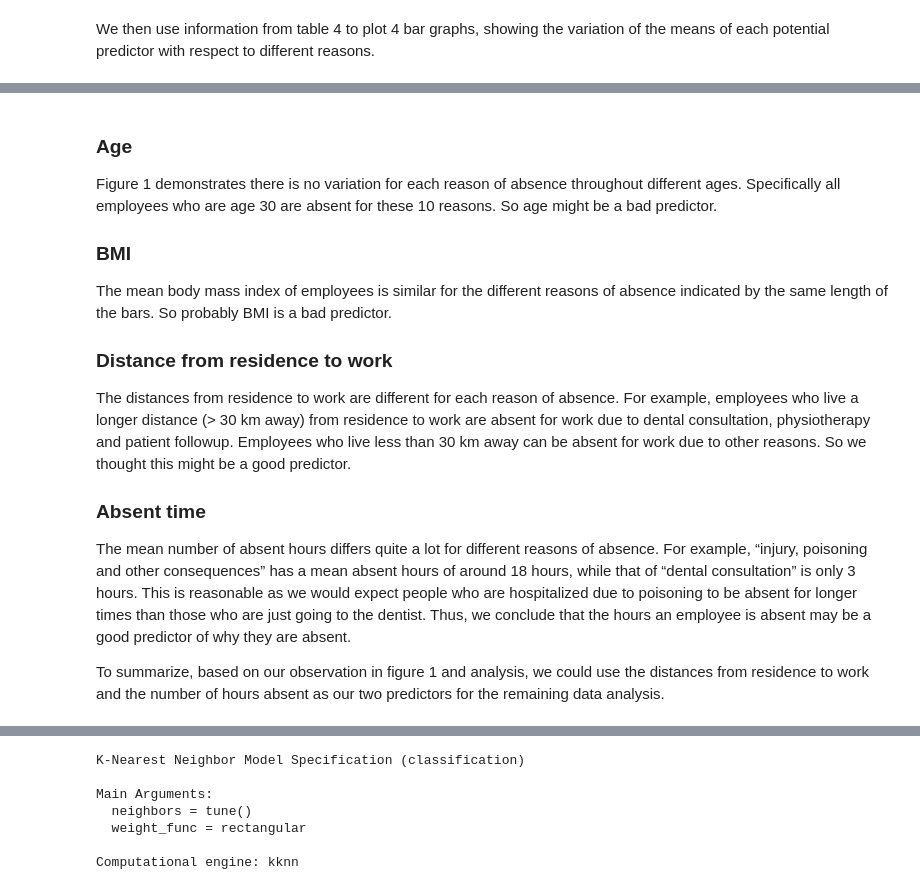
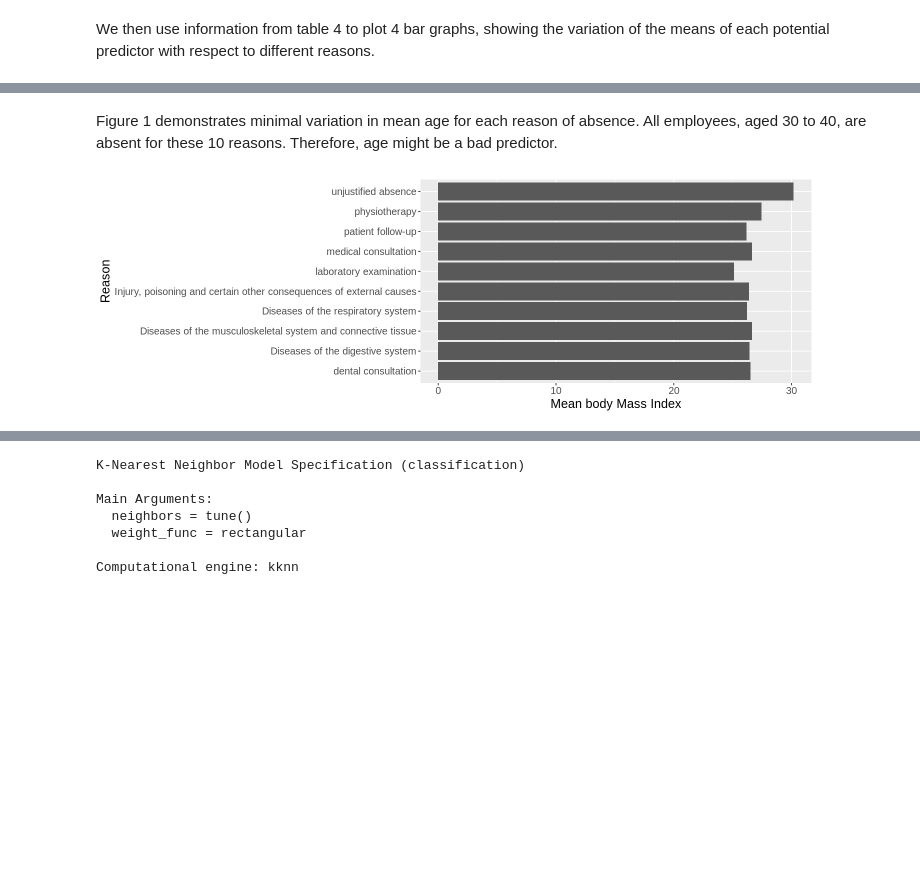
Before and after one commit to tim13246879/dsci-100-2022w1-group-87, a Jupyter notebook: Final_report.ipynb, the cells around one changed output, grey strips where cells are left out. Saved outputs shown, nothing was run; the diff lists cells and outputs as text; code cells hidden in the pictures; blank space fills up the shorter version.

```diff
--- a/Final_report.ipynb
+++ b/Final_report.ipynb
@@ -226,18 +225,6 @@ Figure 1: 4 bar graphs of the top reasons for absence (y-axis) vs. mean of each
 # %% [markdown]
-### Age
-
-Figure 1 demonstrates there is no variation for each reason of absence throughout different ages. Specifically all employees who are age 30 are absent for these 10 reasons. So age might be a bad predictor.
-
-### BMI
-
-The mean body mass index of employees is similar for the different reasons of absence indicated by the same length of the bars. So probably BMI is a bad predictor.
-
-### Distance from residence to work
-
-The distances from residence to work are different for each reason of absence. For example, employees who live a longer distance (> 30 km away) from residence to work are absent for work due to dental consultation, physiotherapy and patient followup. Employees who live less than 30 km away can be absent for work due to other reasons. So we thought this might be a good predictor.
-
-### Absent time
-
-The mean number of absent hours differs quite a lot for different reasons of absence. For example, “injury, poisoning and other consequences” has a mean absent hours of around 18 hours, while that of “dental consultation” is only 3 hours. This is reasonable as we would expect people who are hospitalized due to poisoning to be absent for longer times than those who are just going to the dentist. Thus, we conclude that the hours an employee is absent may be a good predictor of why they are absent.
-
-To summarize, based on our observation in figure 1 and analysis, we could use the distances from residence to work and the number of hours absent as our two predictors for the remaining data analysis.
+Figure 1 demonstrates minimal variation in mean age for each reason of absence. All employees, aged 30 to 40, are absent for these 10 reasons. Therefore, age might be a bad predictor.
+# %%
+data_plot_BMI
+# %% [output]
+[figure, added]
```
Also changed, not shown: parts of 39 cells of this notebook.
